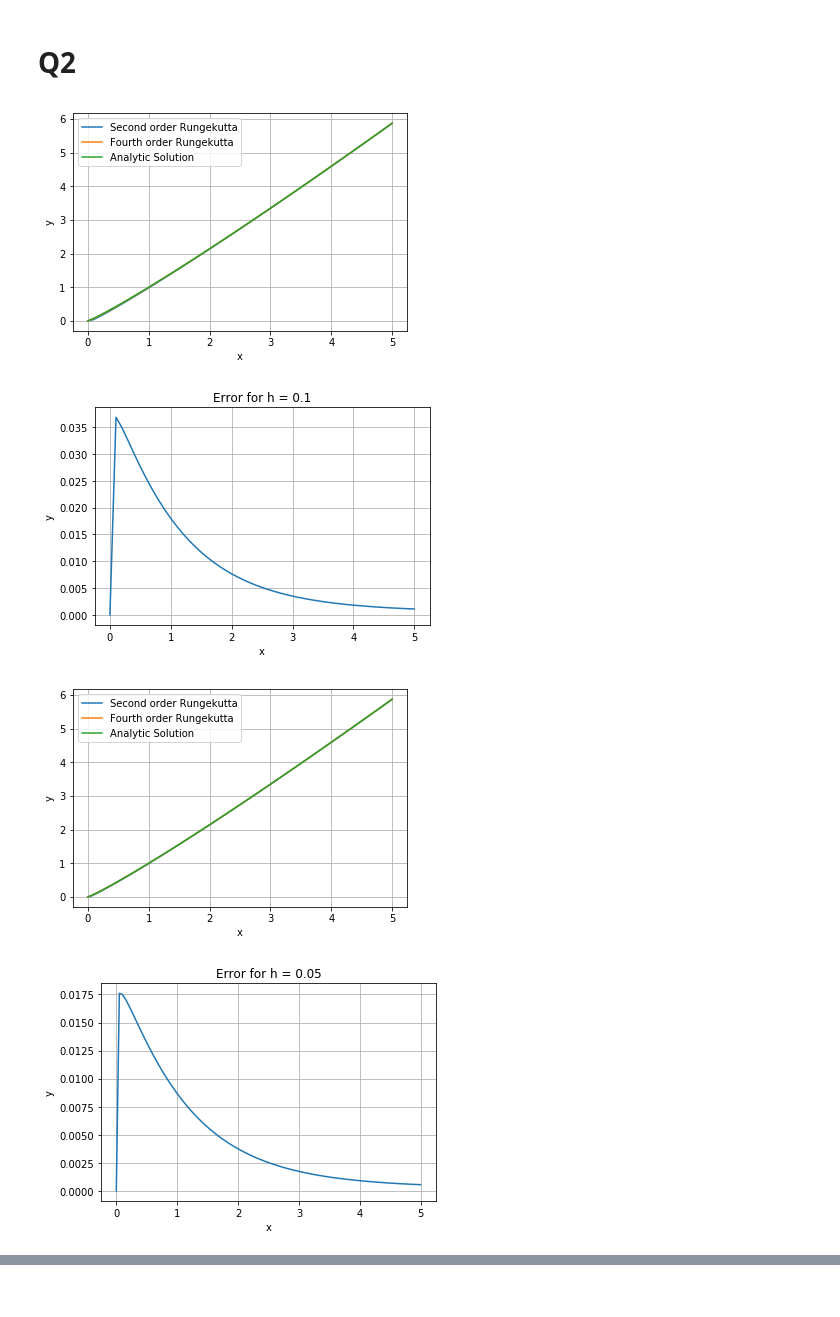
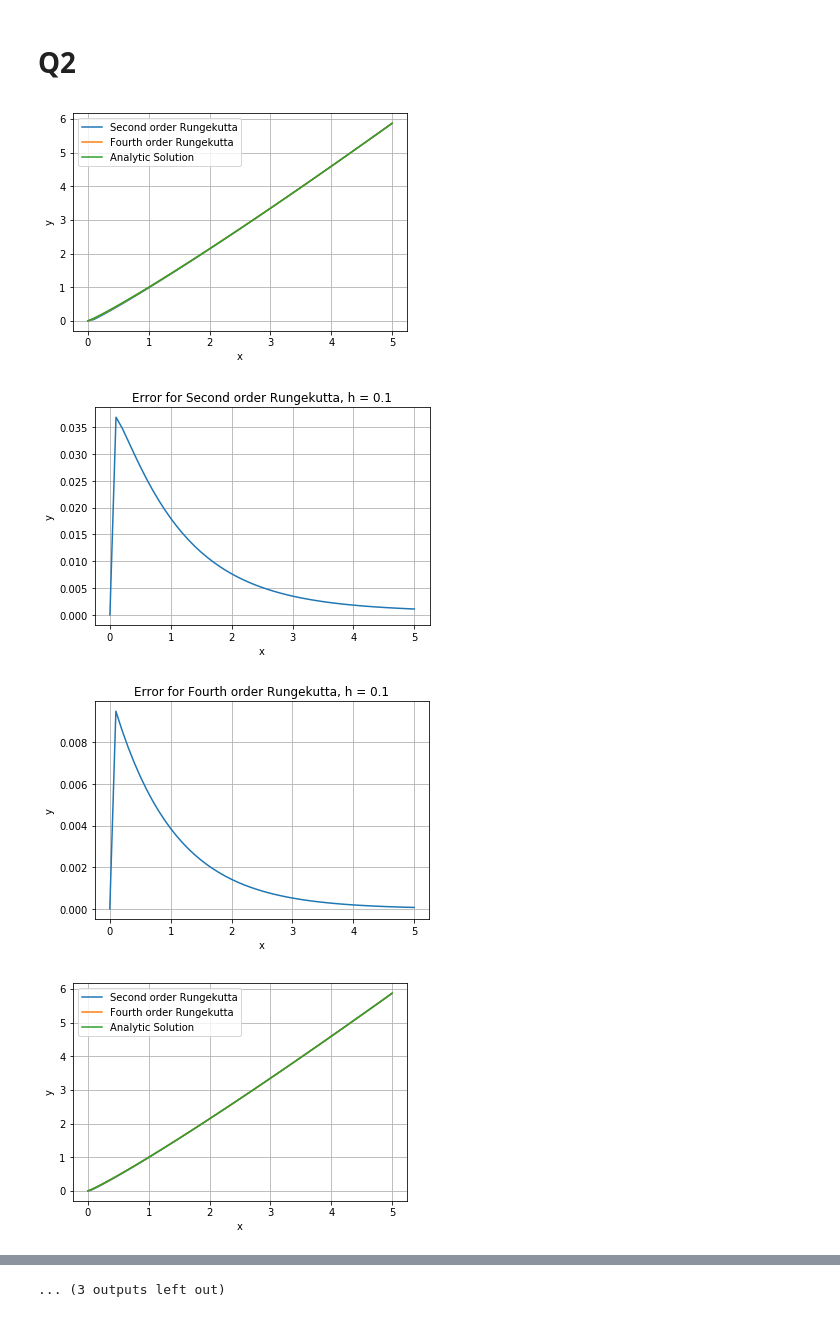
Before and after one commit to Vidhin05/Computational-and-Numerical-Methods, a Jupyter notebook: src/Set_16.ipynb, the cells around one changed output, grey strips where cells are left out. Cells and saved outputs as stored; diff of their text form; code cells hidden in the pictures.

```diff
--- a/src/Set_16.ipynb
+++ b/src/Set_16.ipynb
@@ -128,38 +143,44 @@ plt.plot(vx2, np.sin(vx2) + np.cos(vx2) - vy2)
 def f(x, y):
     return -y + (x**0.1)*(1.1+x)
 
-for h in [0.1,0.05, 0.025,0.0125,0.00625]:
+for h in [0.1, 0.05, 0.025, 0.0125, 0.00625]:
     vx2, vy2 = rk2(f, 0, 0, 5, h)
     vx4, vy4 = rk4(f, 0, 0, 5, h)
 
     plt.xlabel("x")
     plt.ylabel("y")
     plt.grid(True)
     plt.plot(vx2,vy2,label = "Second order Rungekutta")
     plt.legend(loc = 'best')
 
     plt.xlabel("x")
     plt.ylabel("y")
     plt.grid(True)
     plt.plot(vx4,vy4, label = "Fourth order Rungekutta")
     plt.legend(loc = 'best')
     plt.xlabel("x")
     plt.ylabel("y")
     plt.grid(True)
 
     plt.plot(vx2, np.power(vx2, (1.1)), label = "Analytic Solution")
     plt.legend(loc = 'best')
     plt.show()
 
     plt.grid(True)
     plt.xlabel("x")
     plt.ylabel("y")
-    plt.grid(True)
-    plt.title("Error for h = " + str(h))
+    plt.title("Error for Second order Rungekutta, h = " + str(h))
     plt.plot(vx2, np.power(vx2, (1.1)) - vy2)
     plt.show()
+
+    plt.xlabel("x")
+    plt.ylabel("y")
+    plt.grid(True)
+    plt.title("Error for Fourth order Rungekutta, h = " + str(h))
+    plt.plot(vx4, np.power(vx4, (1.1)) - vy4)
+    plt.show()
 # %% [output]
 [figure]
-[figure, old version]
+[figure, new version]
-[figure, old version]
+[figure, new version]
-[figure, old version]
+[figure, new version]
@@ -165,0 +195 @@ for h in [0.1,0.05, 0.025,0.0125,0.00625]:
+... (3 outputs left out)
```
Also changed, not shown: parts of 4 cells of this notebook, 4 other files.
